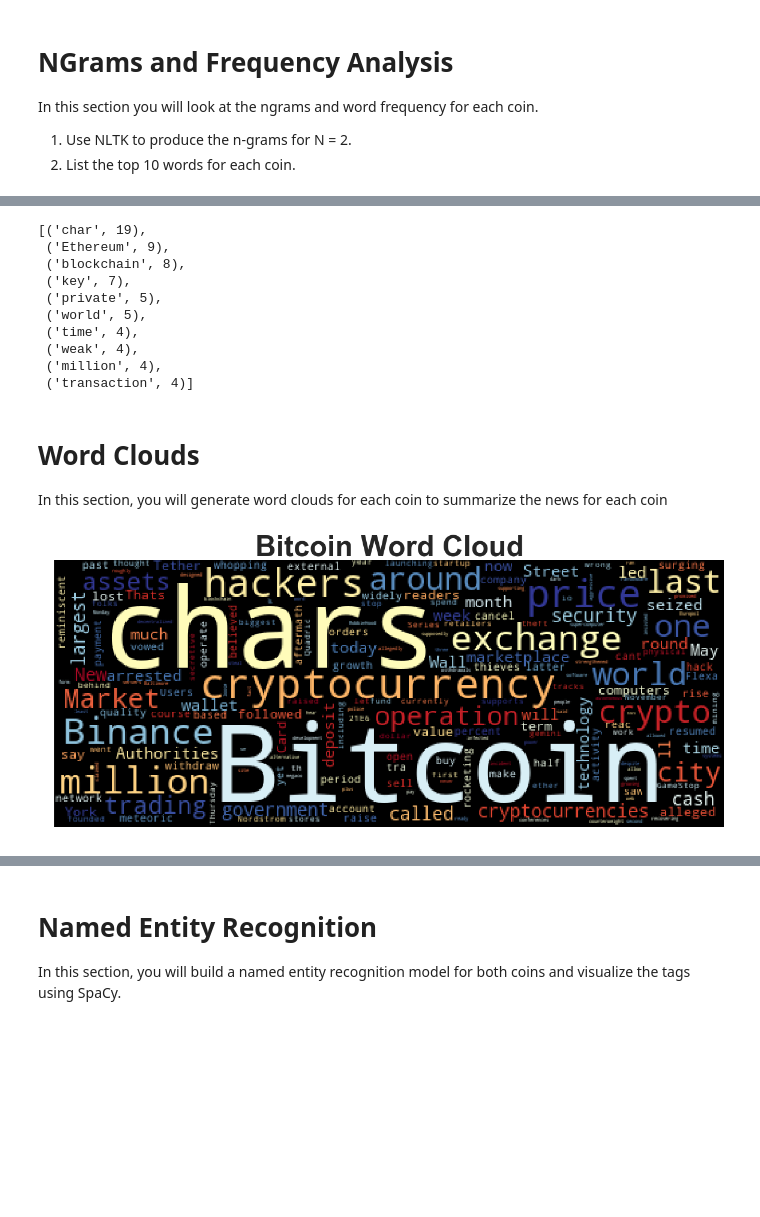
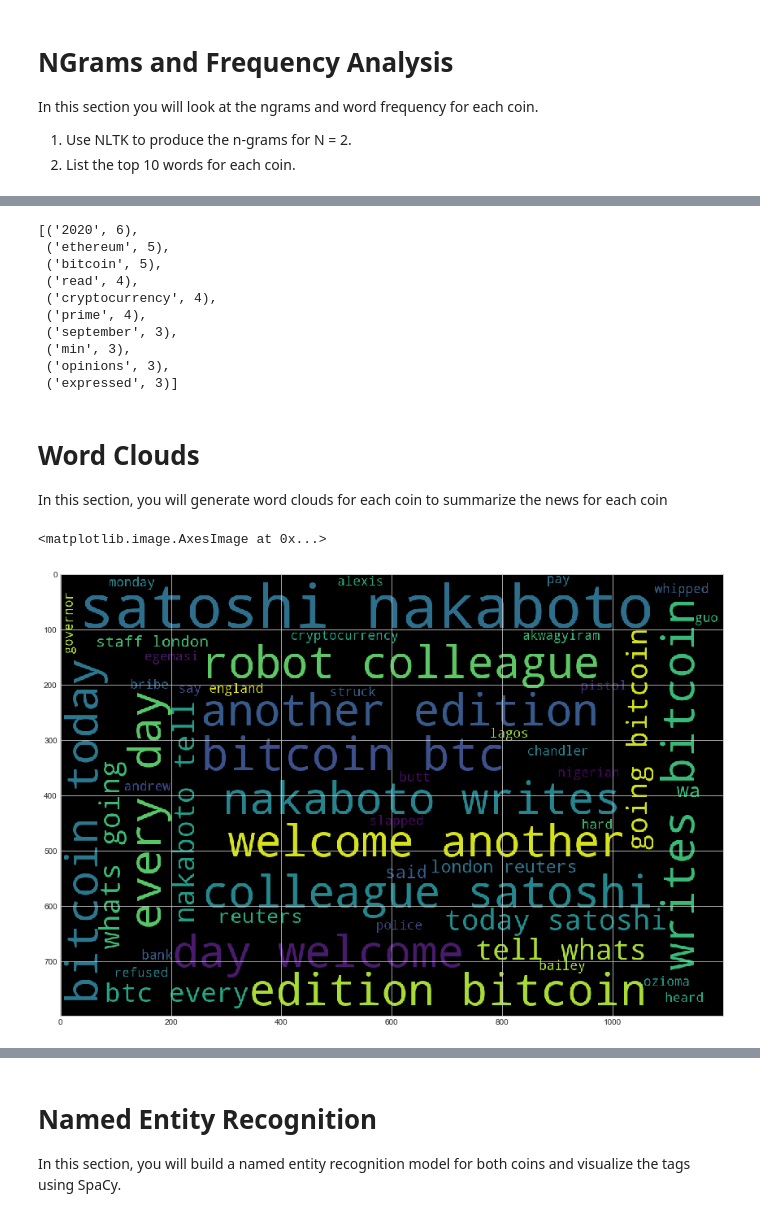
Before and after one commit to AnnSweetNanners/natural-language-processing, a Jupyter notebook: 12-NLP/Instructions/Starter_Code/crypto_sentiment.ipynb, the cells around one changed output, grey strips where cells are left out. Cells and saved outputs as stored; diff of their text form; code cells hidden in the pictures; blank space fills up the shorter version.

```diff
--- a/12-NLP/Instructions/Starter_Code/crypto_sentiment.ipynb
+++ b/12-NLP/Instructions/Starter_Code/crypto_sentiment.ipynb
@@ -188,13 +188,17 @@ lemmatizer=WordNetLemmatizer()
 
 def tokenizer(text):
     # Create a list of the words
-    sw = set(stopwords.words('english'))
-    # Convert the words to lowercase
-    regex = re.compile("[^a-zA-Z ]")
-    re_clean = regex.sub('', text)
+    words=word_tokenize(text)
     # Remove the stop words
-    words = word_tokenize(re_clean)
+    sw = set(stopwords.words('english')).union(set(punctuation)).union(sw_addons)
     # Lemmatize Words into root words
     lem = [lemmatizer.lemmatize(word) for word in words]
+    # Convert the words to lowercase
     tokens = [word.lower() for word in lem if word.lower() not in sw]
     return tokens
+# %%
+
+# YOUR CODE HERE!
+btc_df["tokens"] = btc_df["text"].apply(tokenizer)
+btc_df=btc_df[['date', 'text', 'tokens', 'compound','positive','negative', 'neutral']]
+btc_df.head()
@@ -201,7 +212,8 @@ def tokenizer(text):
 # %%
-# Create a new tokens column for bitcoin
+# Create a new tokens column for ethereum
 # YOUR CODE HERE!
-btc_df["tokens"] = btc_df["text"].apply(tokenizer)
-btc_df.head()
+eth_df["tokens"] = eth_df["text"].apply(tokenizer)
+btc_df=btc_df[['date', 'text', 'tokens', 'compound','positive','negative', 'neutral']]
+eth_df.head()
 # %% [output]
 |  | date | text | compound | positive | negative | neutral | tokens |
@@ -238,8 +238,8 @@ from nltk import ngrams
 # Generate the Bitcoin N-grams where N=2
 # YOUR CODE HERE!
 # bigram_counts = Counter(ngrams(processed, n=2))
-processed_btc=btc_df["text"].apply(tokenizer)
-btc_counts=Counter(processed_btc)
-# print(dict(btc_counts))
-# btc_counts = Counter(ngrams(processed_btc, n=2))
+processed_btc=btc_df['text'].str.cat()
+processed_btc_tokenizer=tokenizer(processed_btc)
+btc_bigrams = Counter(ngrams(processed_btc_tokenized, n=2))
+print(btc_bigrams)
 # %% [output]
@@ -291,17 +278,19 @@ def token_count(tokens, N=10):
 # %%
 # Get the top 10 words for Ethereum
 # YOUR CODE HERE!
+eth_counts=token_count(processed_eth_tokenizer)
+eth_counts
 # %% [output]
-[('char', 19),
- ('Ethereum', 9),
- ('blockchain', 8),
- ('key', 7),
- ('private', 5),
- ('world', 5),
- ('time', 4),
- ('weak', 4),
- ('million', 4),
- ('transaction', 4)]
+[('2020', 6),
+ ('ethereum', 5),
+ ('bitcoin', 5),
+ ('read', 4),
+ ('cryptocurrency', 4),
+ ('prime', 4),
+ ('september', 3),
+ ('min', 3),
+ ('opinions', 3),
+ ('expressed', 3)]
 # %% [markdown]
 # Word Clouds
 
@@ -315,11 +304,13 @@ mpl.rcParams['figure.figsize'] = [20.0, 10.0]
 # %%
 # Generate the Bitcoin word cloud
 # YOUR CODE HERE!
 
-# wc = WordCloud(width=1200, height=800, max_words=50).generate(input_text)
-# plt.imshow(wc)
+btc_string=' '.join(processed_btc_tokenizer)
+btc_wc = WordCloud(width=1200, height=800, max_words=50).generate(btc_string)
+plt.imshow(btc_wc)
 # %% [output]
+<matplotlib.image.AxesImage at 0x...>
-[figure, old version]
+[figure, new version]
 # %%
 # Generate the Ethereum word cloud
 # YOUR CODE HERE!
```
Also changed, not shown: parts of 18 cells of this notebook.
